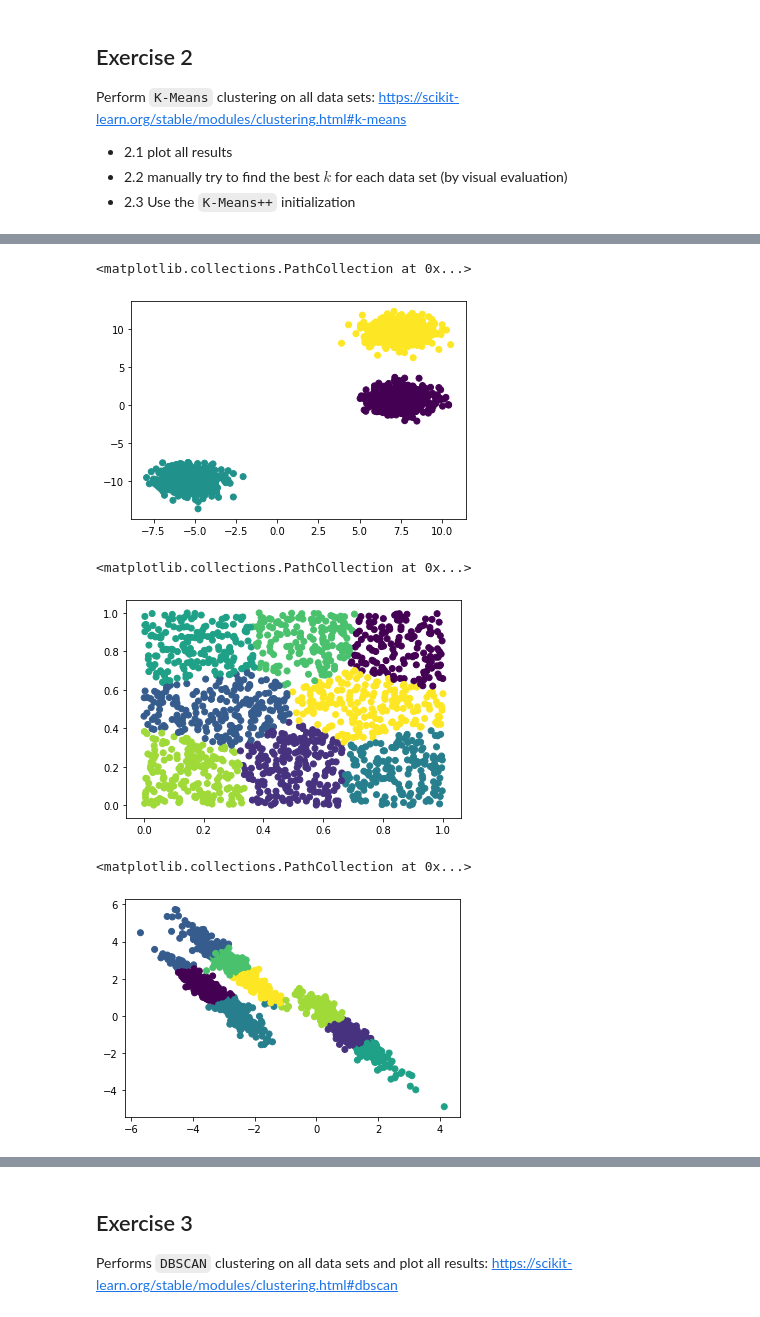
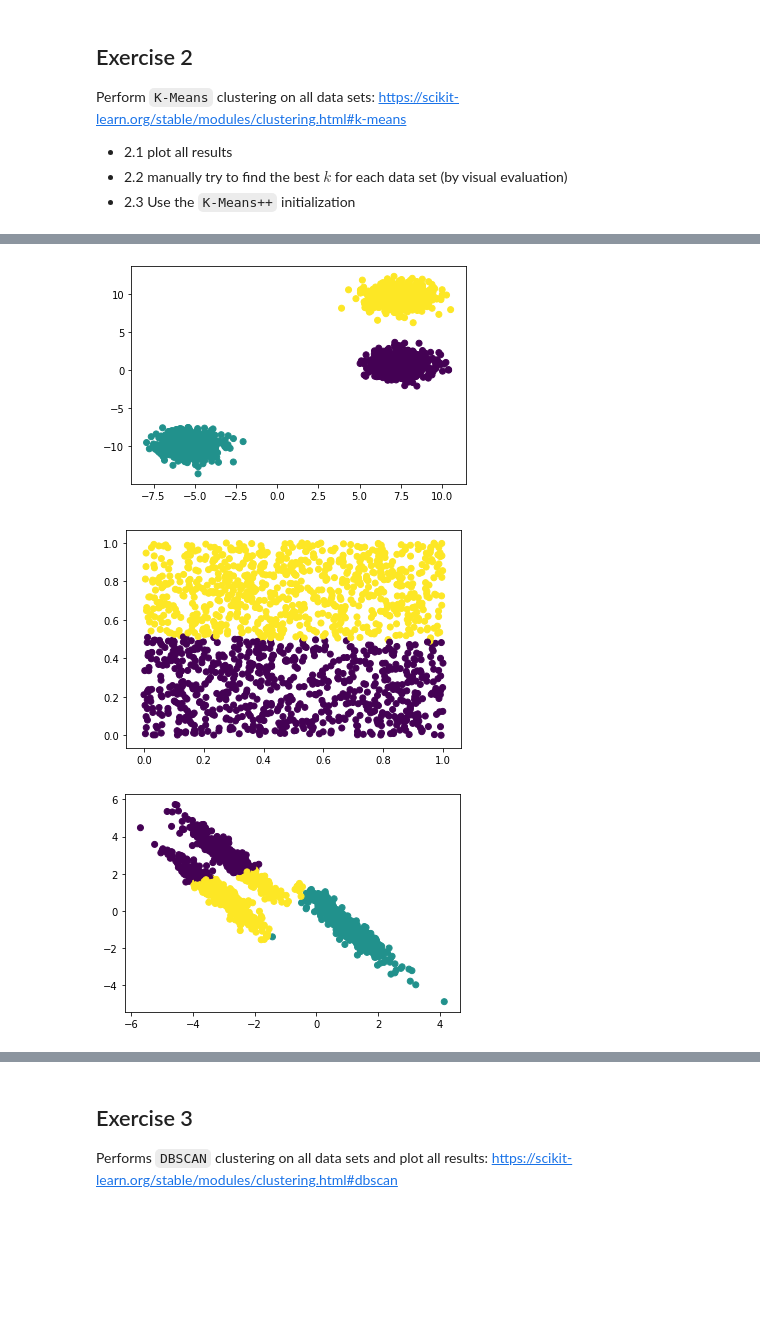
Before and after one commit to apfoertn/DataScienceSS20, a Jupyter notebook: Exercises/4_g_Clustering_I.ipynb, the cells around one changed output, grey strips where cells are left out. Saved outputs shown, nothing was run; the diff lists cells and outputs as text; code cells hidden in the pictures; blank space fills up the shorter version.

```diff
--- a/Exercises/4_g_Clustering_I.ipynb
+++ b/Exercises/4_g_Clustering_I.ipynb
@@ -114,25 +81,21 @@ plt.scatter(B[:,0],B[:,1],c=Ameans.predict(B))
 # %%
 Cmeans = KMeans(n_clusters=3, random_state=0)
 Cmeans.fit(C)
-Cmeans.predict(C)
-plt.scatter(C[:,0],C[:,1],c=Cmeans.predict(C))
+plt.scatter(C[:,0],C[:,1],c=Cmeans.labels_)
+plt.show()
 # %% [output]
-<matplotlib.collections.PathCollection at 0x...>
 [figure]
 # %%
-Dmeans = KMeans ()
-Dmeans.fit(D)
-Dmeans.predict(D)
-plt.scatter(D[:,0],D[:,1],c=Dmeans.predict(D))
+Ameans.fit(D)
+plt.scatter(D[:,0],D[:,1],c=Ameans.labels_)
+plt.show()
 # %% [output]
-<matplotlib.collections.PathCollection at 0x...>
-[figure, old version]
+[figure, new version]
 # %%
-Dmeans.fit(E)
-Dmeans.predict(E)
-plt.scatter(E[:,0],E[:,1],c=Dmeans.predict(E))
+Cmeans.fit(E)
+plt.scatter(E[:,0],E[:,1],c=Cmeans.labels_)
+plt.show()
 # %% [output]
-<matplotlib.collections.PathCollection at 0x...>
-[figure, old version]
+[figure, new version]
 # %%
 Cmeans.fit(F)
```
Also changed, not shown: parts of 19 cells of this notebook, 1 other file.
